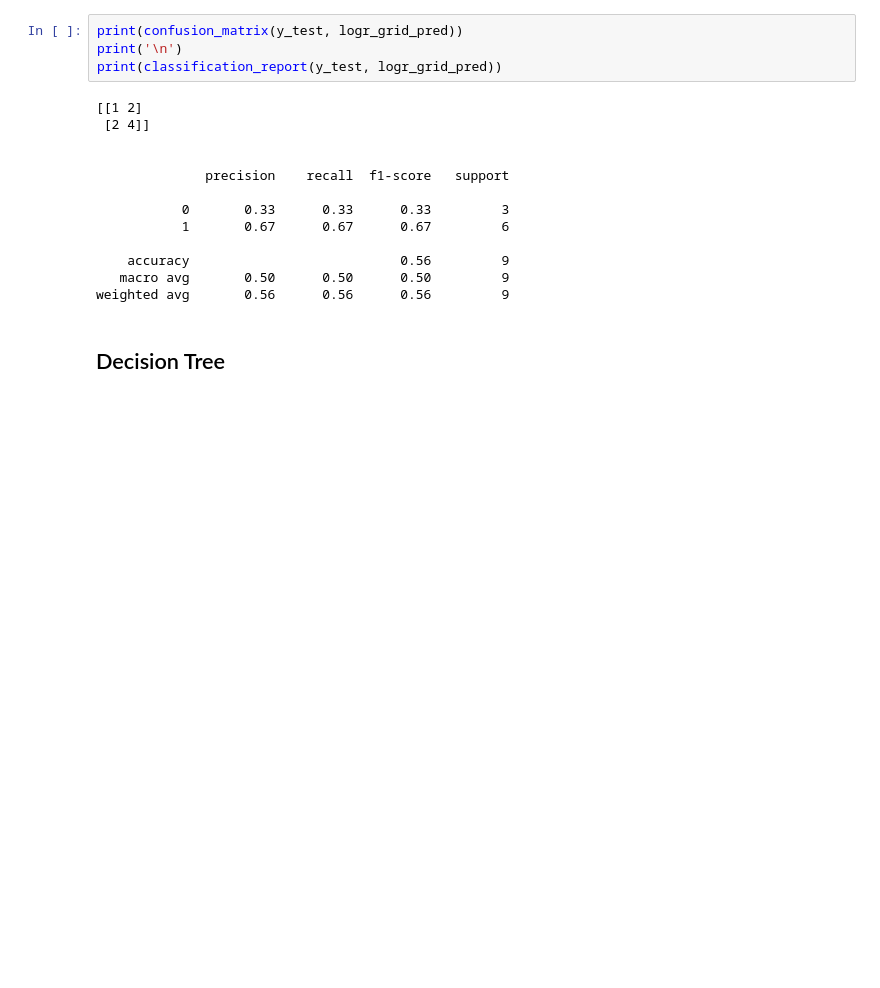
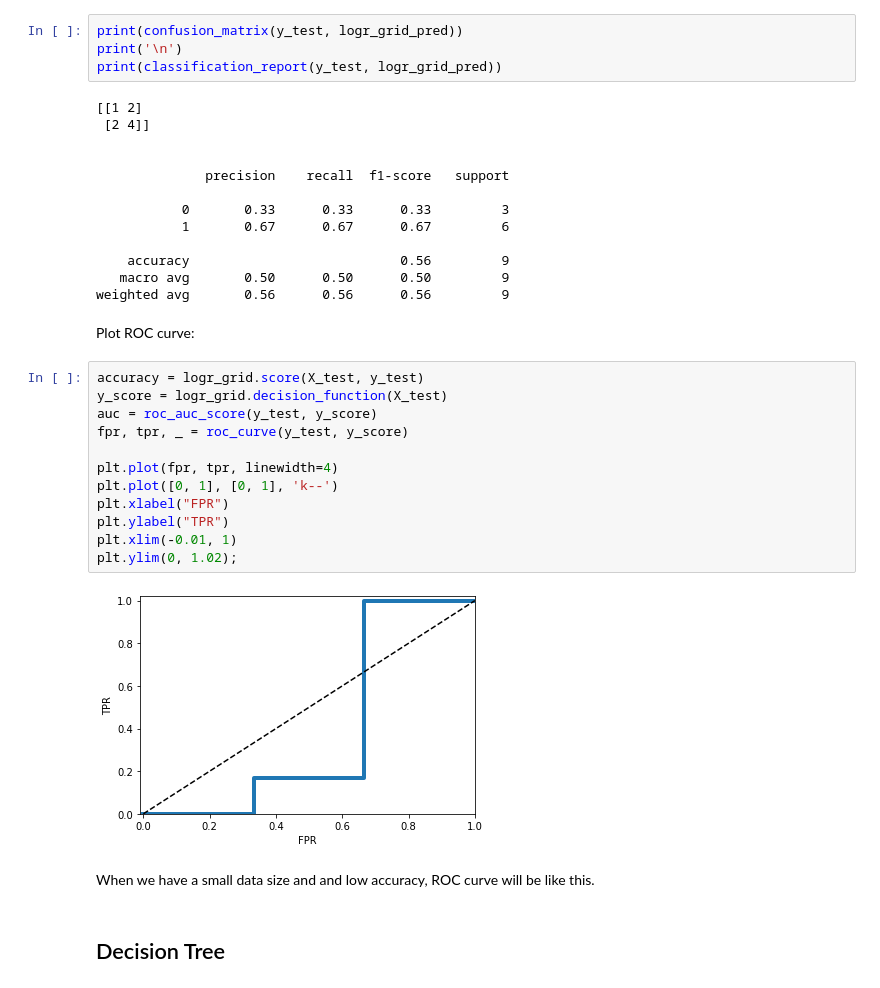
Before and after one commit to ZhenghaoXiao32/educational-process-mining, a Jupyter notebook: educational_process_mining.ipynb, the cells around one changed output. Saved outputs shown, nothing was run; the diff lists cells and outputs as text; blank space fills up the shorter version.

```diff
--- a/educational_process_mining.ipynb
+++ b/educational_process_mining.ipynb
@@ -1296,6 +1294,24 @@ print(classification_report(y_test, logr_grid_pred))
     accuracy                           0.56         9
    macro avg       0.50      0.50      0.50         9
 weighted avg       0.56      0.56      0.56         9
+# %% [markdown]
+Plot ROC curve:
+# %%
+accuracy = logr_grid.score(X_test, y_test)
+y_score = logr_grid.decision_function(X_test)
+auc = roc_auc_score(y_test, y_score)
+fpr, tpr, _ = roc_curve(y_test, y_score)
+
+plt.plot(fpr, tpr, linewidth=4)
+plt.plot([0, 1], [0, 1], 'k--')
+plt.xlabel("FPR")
+plt.ylabel("TPR")
+plt.xlim(-0.01, 1)
+plt.ylim(0, 1.02);
+# %% [output]
+[figure, added]
+# %% [markdown]
+When we have a small data size and and low accuracy, ROC curve will be like this.
 # %% [markdown]
 ## Decision Tree
 # %% [markdown]
```
Also changed, not shown: parts of 31 cells of this notebook.
